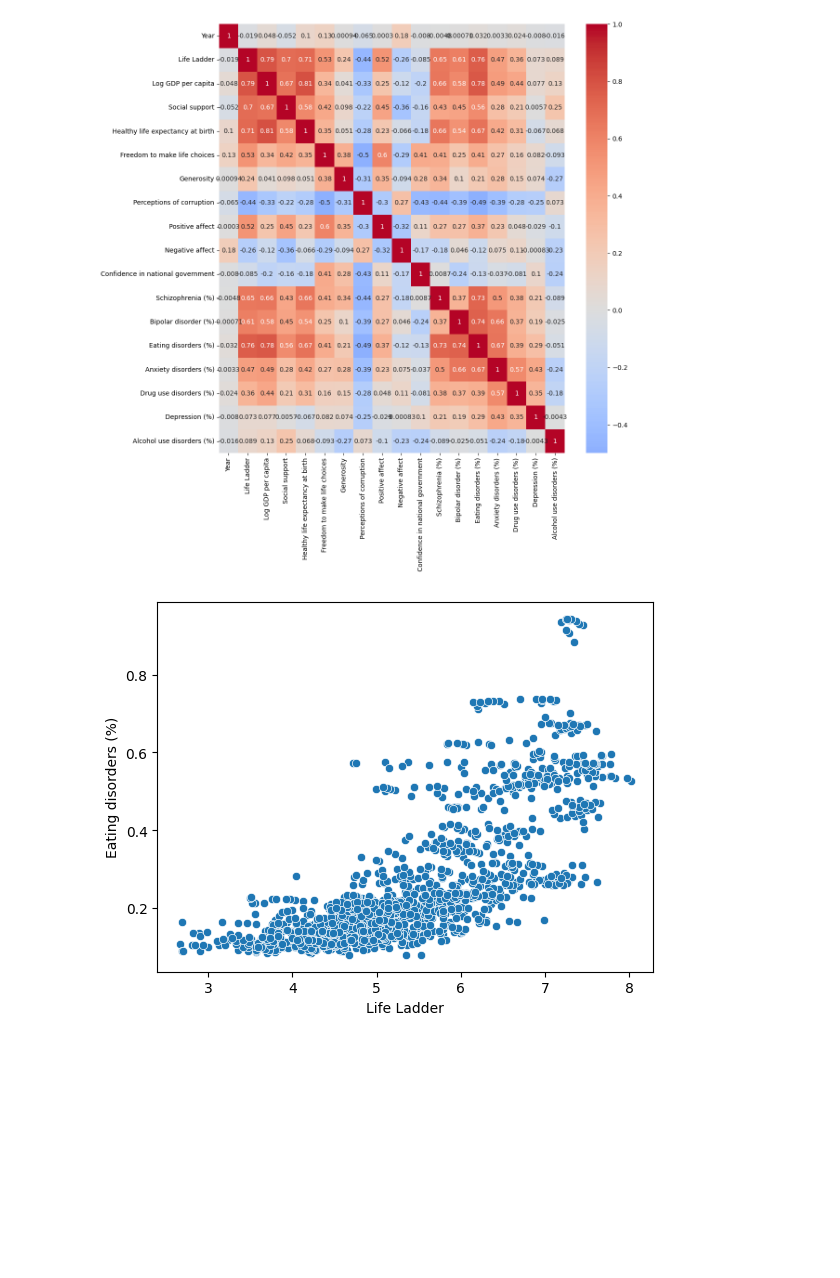
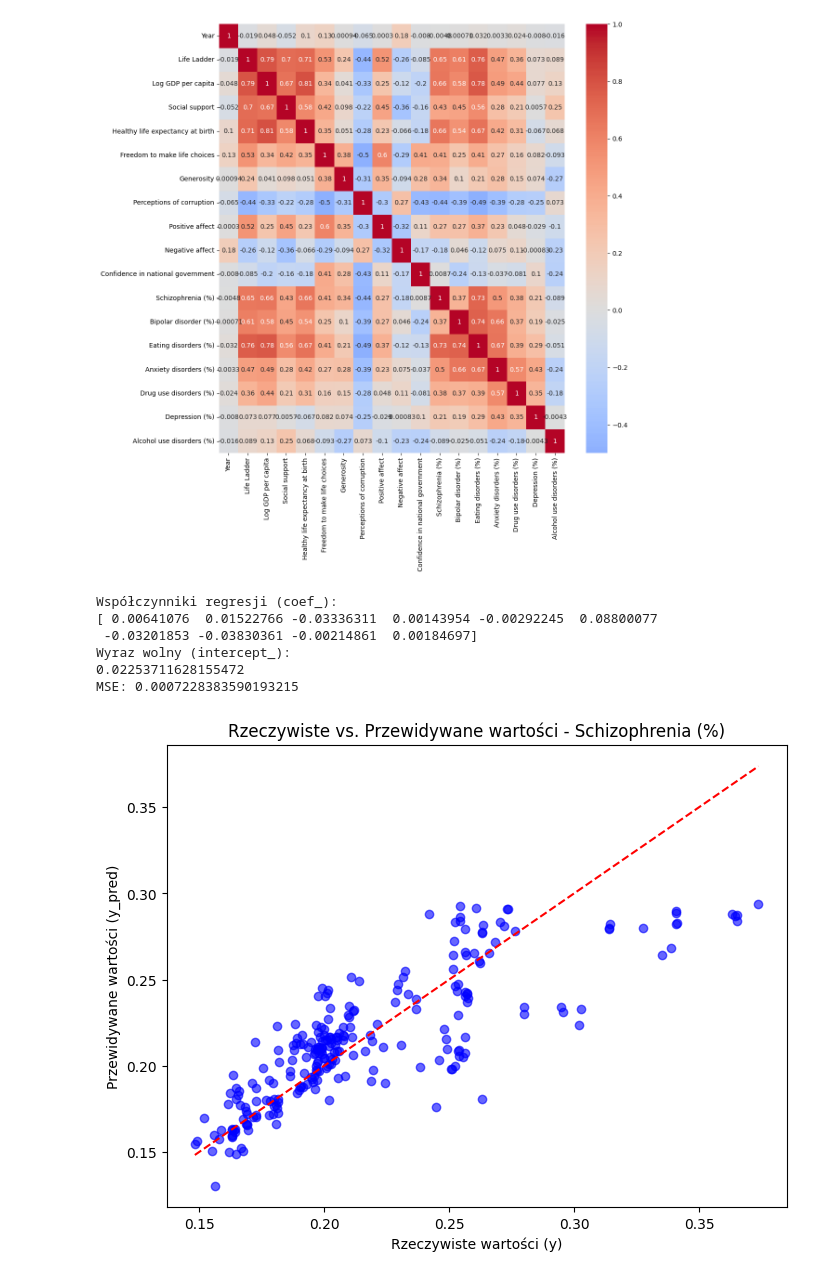
Before and after one commit to pgraczyk43/Global_health_data_analysis, a Jupyter notebook: Analiza.ipynb, the cells around one changed output. Saved outputs shown, nothing was run; the diff lists cells and outputs as text; code cells hidden in the pictures; blank space fills up the shorter version.

```diff
--- a/Analiza.ipynb
+++ b/Analiza.ipynb
@@ -110,9 +110,65 @@ Drug use disorders (%)                             -0.184027
 Depression (%)                                     -0.004347
 Alcohol use disorders (%)                           1.000000
 [figure]
-# %%
-sns.scatterplot(data=merged_df, x='Life Ladder', y='Eating disorders (%)')
-
-plt.show()
-# %% [output]
-[figure, removed]
+# %%
+from sklearn.linear_model import LinearRegression
+from sklearn.model_selection import train_test_split
+from sklearn.metrics import mean_squared_error
+
+cleared_df = merged_df.dropna(subset=[
+    'Life Ladder',
+    'Log GDP per capita',
+    'Social support',
+    'Healthy life expectancy at birth',
+    'Freedom to make life choices',
+    'Generosity',
+    'Perceptions of corruption',
+    'Positive affect',
+    'Negative affect',
+    'Confidence in national government',
+    'Schizophrenia (%)'])
+
+X = cleared_df[[
+    'Life Ladder',
+    'Log GDP per capita',
+    'Social support',
+    'Healthy life expectancy at birth',
+    'Freedom to make life choices',
+    'Generosity',
+    'Perceptions of corruption',
+    'Positive affect',
+    'Negative affect',
+    'Confidence in national government']]
+y = cleared_df['Schizophrenia (%)']
+
+
+X_train, X_test, y_train, y_test = train_test_split(X, y, test_size=0.2, random_state=42)
+
+model = LinearRegression()
+model.fit(X_train, y_train)
+print("Współczynniki regresji (coef_):")
+print(model.coef_)
+
+print("Wyraz wolny (intercept_):")
+print(model.intercept_)
+
+y_pred = model.predict(X_test)
+print("MSE:", mean_squared_error(y_test, y_pred))
+
+plt.figure(figsize=(8, 6))
+plt.scatter(y_test, y_pred, color='blue', alpha=0.6)
+
+plt.plot([min(y_test), max(y_test)], [min(y_test), max(y_test)], color='red', linestyle='--')
+
+plt.title('Rzeczywiste vs. Przewidywane wartości - Schizophrenia (%)')
+plt.xlabel('Rzeczywiste wartości (y)')
+plt.ylabel('Przewidywane wartości (y_pred)')
+plt.show()
+# %% [output]
+Współczynniki regresji (coef_):
+[ 0.00641076  0.01522766 -0.03336311  0.00143954 -0.00292245  0.08800077
+ -0.03201853 -0.03830361 -0.00214861  0.00184697]
+Wyraz wolny (intercept_):
+0.02253711628155472
+MSE: 0.0007228383590193215
+[figure, added]
```
Also changed, not shown: parts of 6 cells of this notebook.
